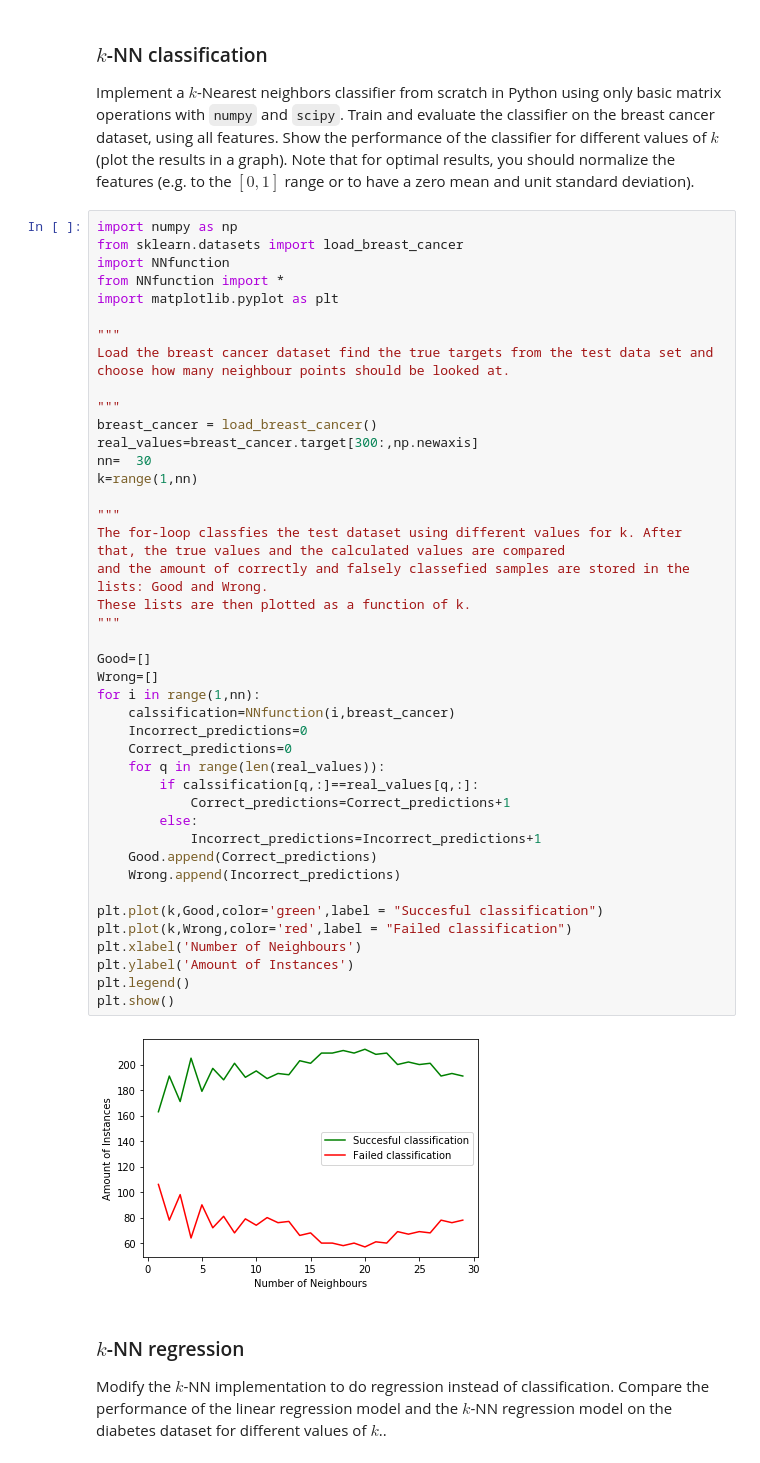
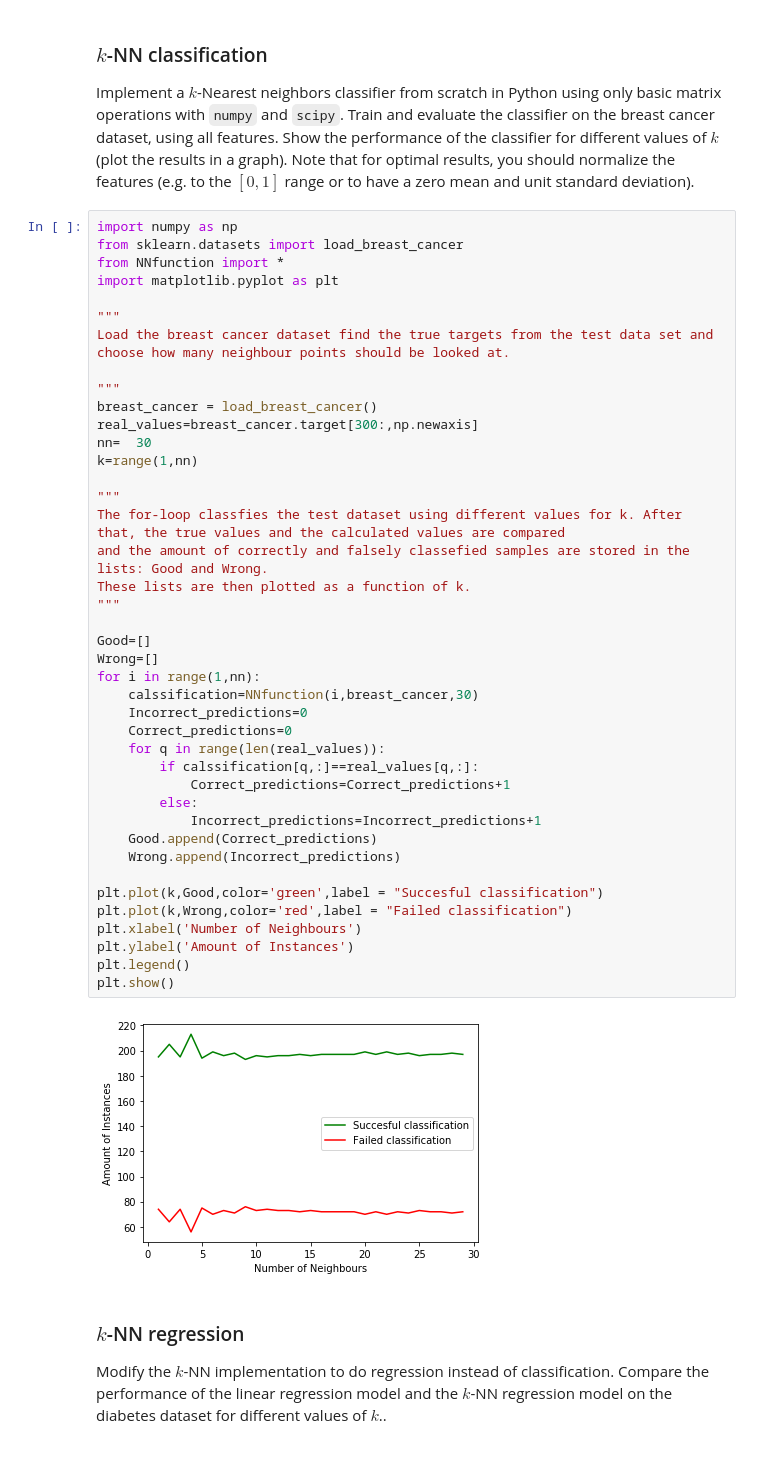
Before and after one commit to tdewaard/8dm40-machine-learning, a Jupyter notebook: practicals/week_1.ipynb, the cells around one changed output. Saved outputs shown, nothing was run; the diff lists cells and outputs as text.

```diff
--- a/practicals/week_1.ipynb
+++ b/practicals/week_1.ipynb
@@ -180,7 +180,6 @@ Implement a $k$-Nearest neighbors classifier from scratch in Python using only b
 # %%
 import numpy as np
 from sklearn.datasets import load_breast_cancer
-import NNfunction
 from NNfunction import *
 import matplotlib.pyplot as plt
 
@@ -192,35 +191,35 @@ breast_cancer = load_breast_cancer()
 real_values=breast_cancer.target[300:,np.newaxis]
 nn=  30
 k=range(1,nn)
 
 """
 The for-loop classfies the test dataset using different values for k. After that, the true values and the calculated values are compared
 and the amount of correctly and falsely classefied samples are stored in the lists: Good and Wrong.
 These lists are then plotted as a function of k.
 """
 
 Good=[]
 Wrong=[]
 for i in range(1,nn):
-    calssification=NNfunction(i,breast_cancer)
+    calssification=NNfunction(i,breast_cancer,30)
     Incorrect_predictions=0
     Correct_predictions=0
     for q in range(len(real_values)):
         if calssification[q,:]==real_values[q,:]:
             Correct_predictions=Correct_predictions+1
         else:
             Incorrect_predictions=Incorrect_predictions+1
     Good.append(Correct_predictions)
     Wrong.append(Incorrect_predictions)
 
 plt.plot(k,Good,color='green',label = "Succesful classification")
 plt.plot(k,Wrong,color='red',label = "Failed classification")
 plt.xlabel('Number of Neighbours')
 plt.ylabel('Amount of Instances')
 plt.legend()
 plt.show()
 # %% [output]
-[figure, old version]
+[figure, new version]
 # %% [markdown]
 ### $k$-NN regression
 
```
Also changed, not shown: 1 other file.
